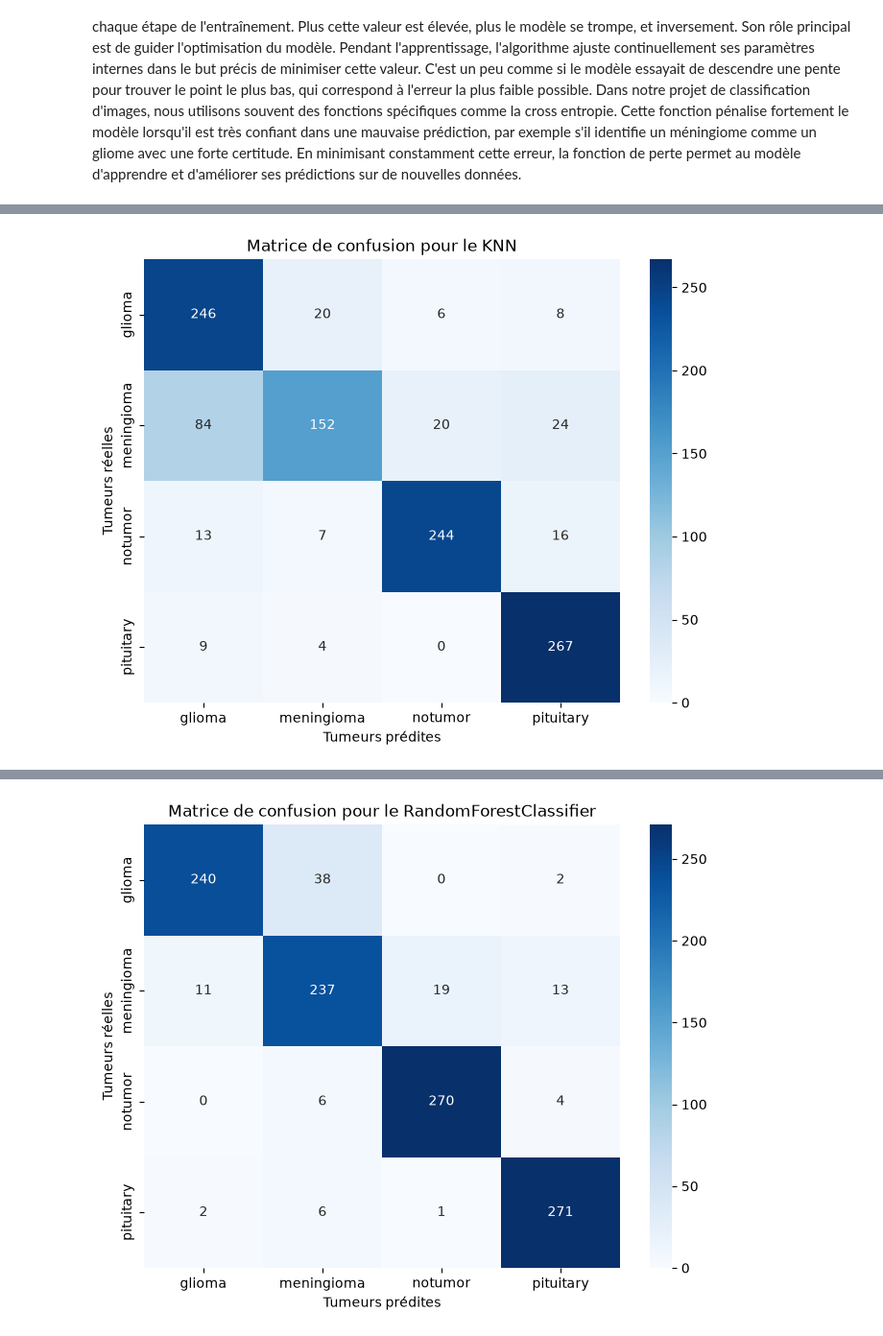
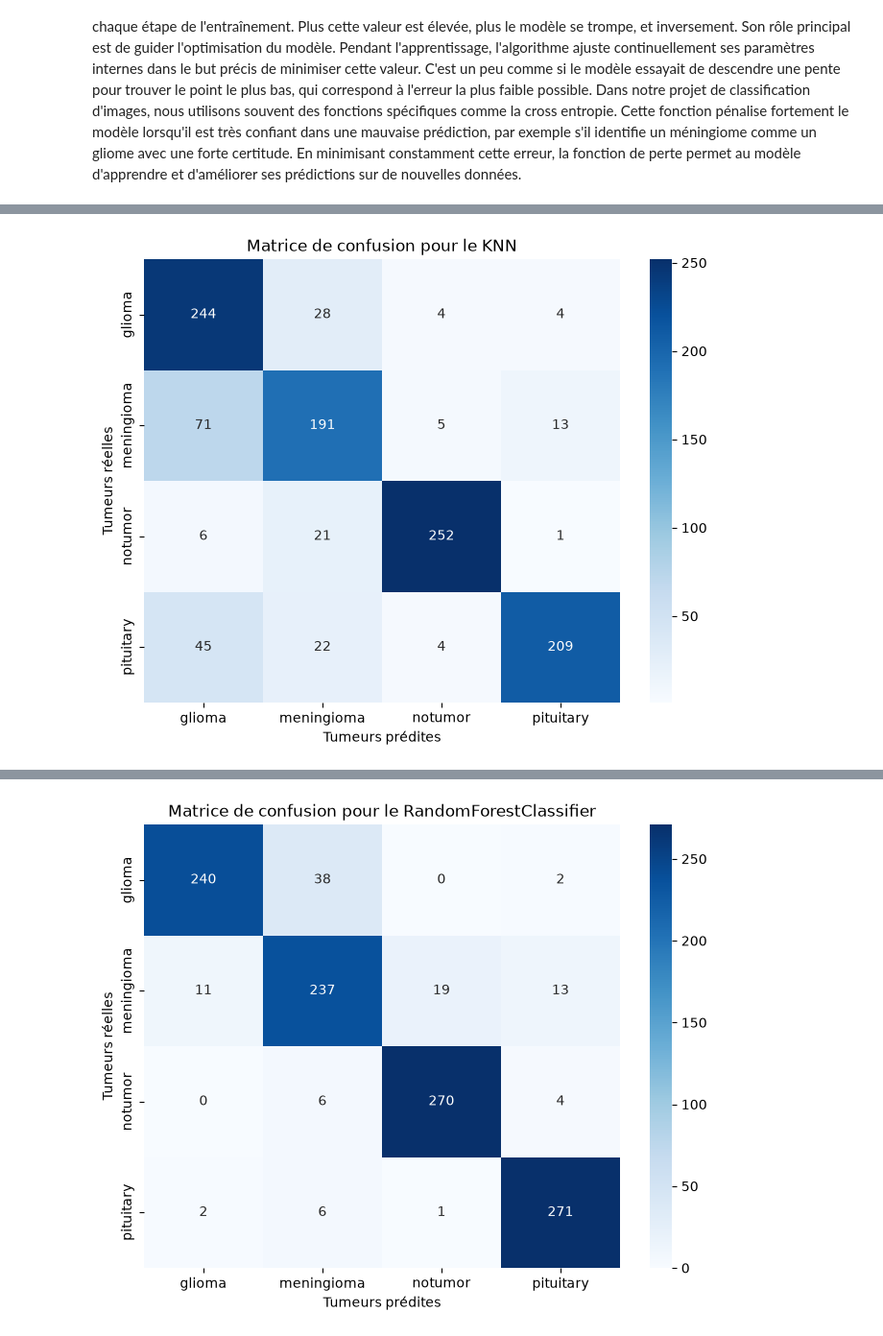
Before and after one commit to BastianHanart/CVRIE, a Jupyter notebook: Supervised/notebook.ipynb, the cells around one changed output, grey strips where cells are left out. Shown at 96% size. Cells and saved outputs as stored; diff of their text form; code cells hidden in the pictures.

Commit message:
[~] Modification documentation et modèle KNN et RandomForest

```diff
--- a/Supervised/notebook.ipynb
+++ b/Supervised/notebook.ipynb
@@ -21,20 +21,20 @@ Ce code permet d'afficher les types de tumeur différentes et le nombre d'images
 # %%
 liste_tumeur = {}                                                   # On initialise un dictionnaire vide pour stocker chaque tumeurs et le nombre d'images associées
 
-dossier = os.listdir("archive/Training")
+dossier = os.listdir("Dataset/Training")                            # C'est le dossier que l'on va parcourir pour trouver les différentes tumeurs
 
 for k in dossier:                                                   # La boucle qui permet de parcours le dossier pour trouver les différents dossiers relatifs à chaque tumeur
     if k not in liste_tumeur:
         liste_tumeur[k] = 0                                         # On ajoute à la boucle que si elle n'est pas déjà présente dans le dictionnaire
 
-print(f"Liste des différentes tumeurs : {liste_tumeur}")
+print (f"Liste des différentes tumeurs : {liste_tumeur}")
 
 for j in liste_tumeur:                                              # On parcourt tout le dictionnaire qui vient d'être rempli
-    dossier_actuel = os.path.join("archive/Training", j)
+    dossier_actuel = os.path.join("Dataset/Training", j)            # Les dossiers à parcourir sont donc les différents dossier de tumeurs
     for l in os.listdir(dossier_actuel):
         liste_tumeur[j] += 1                                        # On ajoute 1 à chaque image de chaque tumeurs
 
-print(f"Nombre d'images de chaque tumeur : {liste_tumeur}")
+print (f"Nombre d'images de chaque tumeur : {liste_tumeur}")
 # %% [output]
 Liste des différentes tumeurs : {'meningioma': 0, 'glioma': 0, 'notumor': 0, 'pituitary': 0}
 Nombre d'images de chaque tumeur : {'meningioma': 1400, 'glioma': 1400, 'notumor': 1400, 'pituitary': 1400}
@@ -58,9 +64,9 @@ liste_format = {}
 liste_couleur = {}
 
 for j in liste_tumeur.keys():                                               # On va parcourir les différents dossier de tumeurs et regarder les images
-    dossier_actuel = os.path.join("archive/Training", j)
+    dossier_actuel = os.path.join("Dataset/Training", j)
     for l in os.listdir(dossier_actuel):
-        fichier_actuel = os.path.join("archive/Training", j, l)
+        fichier_actuel = os.path.join("Dataset/Training", j, l)
         img = Image.open(fichier_actuel)
         if img.size not in liste_taille.keys():                             # Ajout des différentes dimensions des images
             liste_taille[img.size] = 1
@@ -127,7 +139,7 @@ X_train = []
 y_train = []
 
 # Définition des chemins pour éviter les erreurs de frappe
-chemin_source = "archive/Training"
+chemin_source = "Dataset/Training"
 chemin_cible = "Dataset_clean/Training"
 
 for j in liste_tumeur.keys():
@@ -211,20 +245,21 @@ print("X_test :", X_test_knn.shape)
 X_train : (4480, 16384)
 X_test : (1120, 16384)
 # %%
-
 meilleur = 0.0
 meilleur_chiffre = 0
-for k in range(1, 8, 2):
+
+for k in range(1, 8, 2):                                        # On teste plusieurs nombre de voisins pour garder le plus efficace
     knn = KNeighborsClassifier(n_neighbors=k)
-    knn.fit(X_train_knn, y_train_knn)
+    knn.fit(X_train_knn, y_train_knn)                           # On entraine le modèle avec tous les nombres de voisins.
 
     y_pred = knn.predict(X_test_knn)
 
     accuracy = accuracy_score(y_test_knn, y_pred)
-    if accuracy > meilleur:
+    if accuracy > meilleur:                                     # On récupère le meilleur résultat pour prendre le meilleur knn
         meilleur = accuracy
         meilleur_chiffre = k
-    print(meilleur, meilleur_chiffre)
+        meilleur_y_pred = y_pred
+        bon_knn = knn
 print(f"Meilleur résultat du KNN via n_neighbors = {meilleur_chiffre} :", meilleur)
 # %% [output]
 0.90625 1
@@ -241,15 +280,14 @@ Dans notre projet de classification d'images, nous utilisons souvent des fonctio
 # %%
-
-cm = confusion_matrix(y_test_knn, y_pred)
+cm = confusion_matrix(y_test_knn, meilleur_y_pred)
 
 plt.figure(figsize=(8, 6))
 
-seaborn.heatmap(cm, annot=True, fmt="d", cmap="Blues", xticklabels=knn.classes_, yticklabels=knn.classes_)
+seaborn.heatmap(cm, annot=True, fmt="d", cmap="Blues", xticklabels=bon_knn.classes_, yticklabels=bon_knn.classes_)
 
 plt.xlabel("Tumeurs prédites")
 plt.ylabel("Tumeurs réelles")
 plt.title("Matrice de confusion pour le KNN")
 
 plt.show()
 # %% [output]
-[figure, old version]
+[figure, new version]
```
Also changed, not shown: parts of 15 cells of this notebook.
